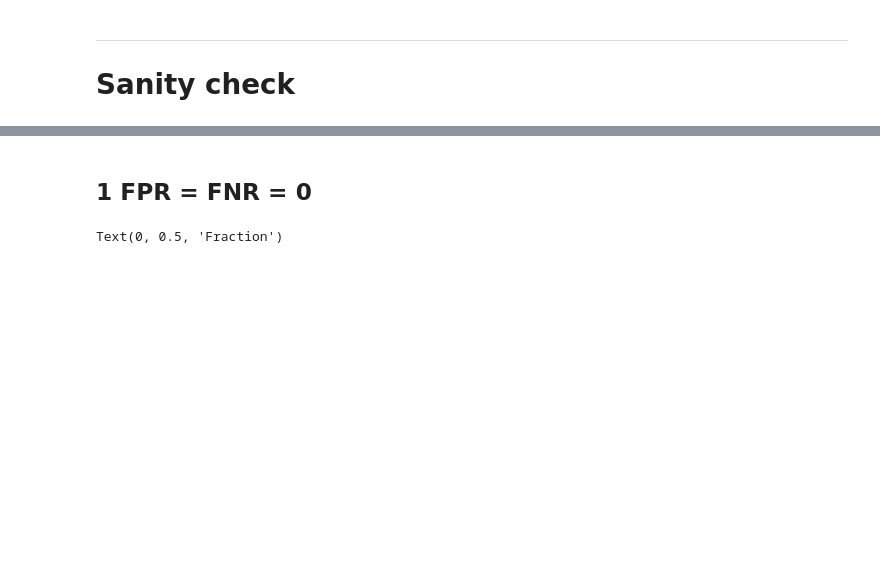
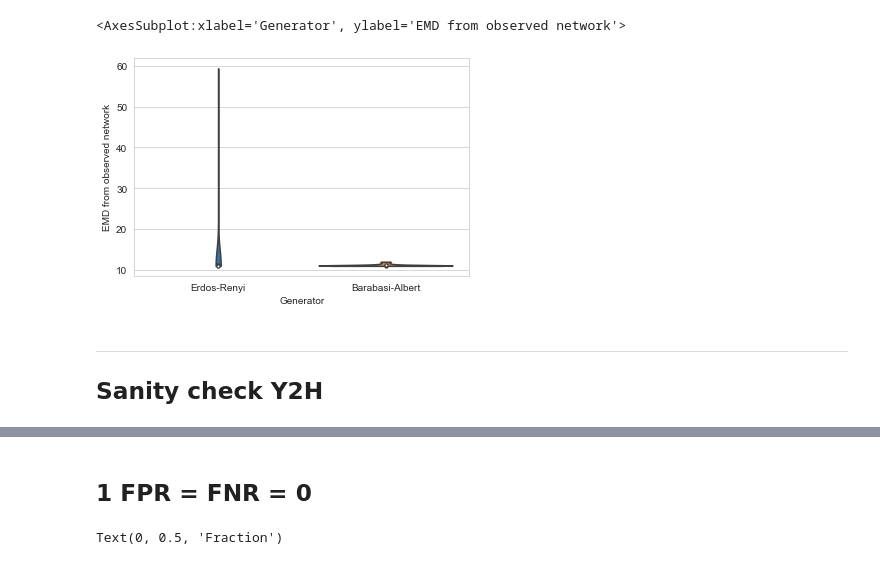
Before and after one commit to bionetslab/ppi-network-simulation, a Jupyter notebook: playground.ipynb, the cells around one changed output, grey strips where cells are left out. Saved outputs shown, nothing was run; the diff lists cells and outputs as text; code cells hidden in the pictures; blank space fills up the shorter version.

```diff
--- a/playground.ipynb
+++ b/playground.ipynb
@@ -20,6 +21,14 @@ def _construct_observed_network(parameters):
     observed_network = nx.Graph()
     observed_network.add_edges_from(edge_list)
     return nx.to_numpy_array(observed_network, dtype=bool)
+# %%
+with open('output_results/Y2H/accTh00_FPR00_FNR00/all_results_Y2H_accTh00_FPR00_FNR00.json') as fp:
+    all_results = json.load(fp)
+# %%
+ppinetsim.plot_distances(all_results,kind='violin')
+# %% [output]
+<AxesSubplot:xlabel='Generator', ylabel='EMD from observed network'>
+[figure, added]
 # %% [markdown]
 ---
-# Sanity check
+## Sanity check Y2H
```
Also changed, not shown: parts of 11 cells of this notebook, 1 other file.
